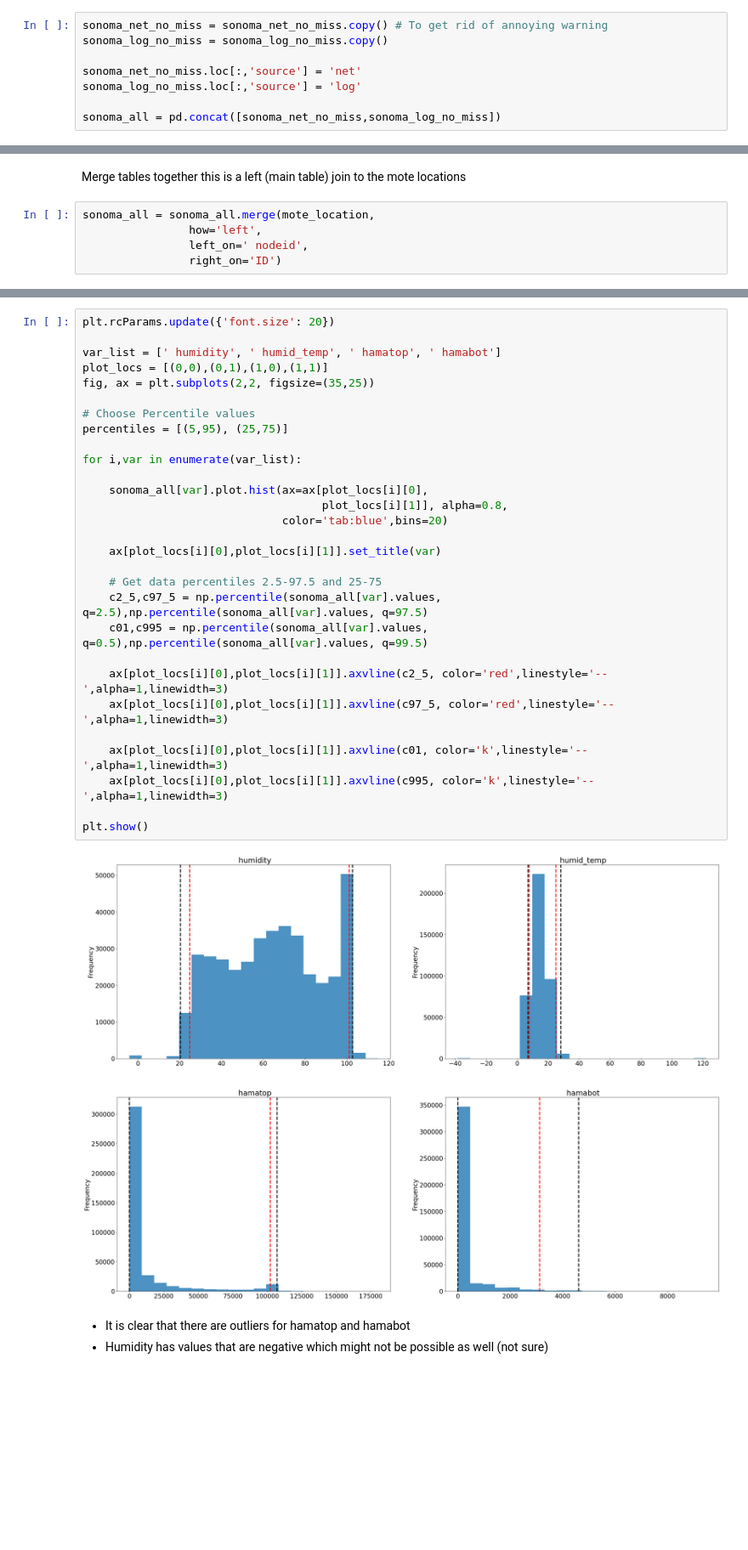
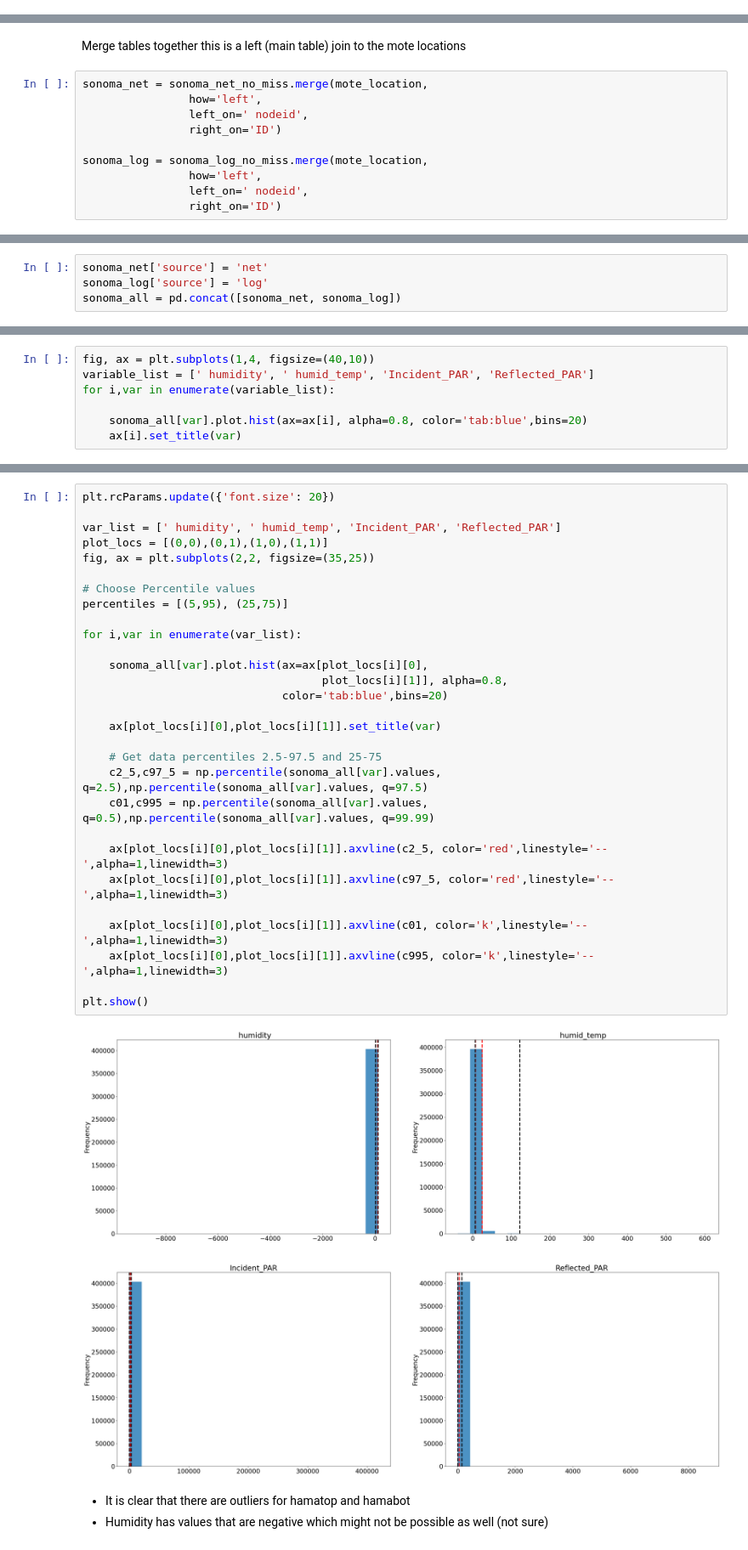
Before and after one commit to WHITSNAK/sta521_proj1, a Jupyter notebook: Data Cleaning Tzehong.ipynb, the cells around one changed output, grey strips where cells are left out. Shown at 85% size. Saved outputs shown, nothing was run; the diff lists cells and outputs as text; blank space fills up the shorter version.

```diff
--- a/Data Cleaning Tzehong.ipynb
+++ b/Data Cleaning Tzehong.ipynb
@@ -234,8 +271,0 @@ No. Log Data Full + no outliers:  292784
-# %%
-sonoma_net_no_miss = sonoma_net_no_miss.copy() # To get rid of annoying warning
-sonoma_log_no_miss = sonoma_log_no_miss.copy()
-
-sonoma_net_no_miss.loc[:,'source'] = 'net'
-sonoma_log_no_miss.loc[:,'source'] = 'log'
-
-sonoma_all = pd.concat([sonoma_net_no_miss,sonoma_log_no_miss])
@@ -285,8 +305,13 @@ True
 # %% [markdown]
 Merge tables together this is a left (main table) join  to the mote locations
 # %%
-sonoma_all = sonoma_all.merge(mote_location,
+sonoma_net = sonoma_net_no_miss.merge(mote_location,
                 how='left',
                 left_on=' nodeid',
                 right_on='ID')
+
+sonoma_log = sonoma_log_no_miss.merge(mote_location,
+                how='left',
+                left_on=' nodeid',
+                right_on='ID')
 # %% [markdown]
@@ -300,0 +321,4 @@ Index(['result_time', ' epoch', ' nodeid', ' parent', ' voltage', ' depth',
+# %%
+sonoma_net['source'] = 'net'
+sonoma_log['source'] = 'log'
+sonoma_all = pd.concat([sonoma_net, sonoma_log])
@@ -300,0 +331,7 @@ Index(['result_time', ' epoch', ' nodeid', ' parent', ' voltage', ' depth',
+# %%
+fig, ax = plt.subplots(1,4, figsize=(40,10))
+variable_list = [' humidity', ' humid_temp', 'Incident_PAR', 'Reflected_PAR']
+for i,var in enumerate(variable_list):
+
+    sonoma_all[var].plot.hist(ax=ax[i], alpha=0.8, color='tab:blue',bins=20)
+    ax[i].set_title(var)
@@ -301,34 +340,34 @@ Index(['result_time', ' epoch', ' nodeid', ' parent', ' voltage', ' depth',
 # %%
 plt.rcParams.update({'font.size': 20})
 
-var_list = [' humidity', ' humid_temp', ' hamatop', ' hamabot']
+var_list = [' humidity', ' humid_temp', 'Incident_PAR', 'Reflected_PAR']
 plot_locs = [(0,0),(0,1),(1,0),(1,1)]
 fig, ax = plt.subplots(2,2, figsize=(35,25))
 
 # Choose Percentile values
 percentiles = [(5,95), (25,75)]
 
 for i,var in enumerate(var_list):
 
     sonoma_all[var].plot.hist(ax=ax[plot_locs[i][0],
                                     plot_locs[i][1]], alpha=0.8,
                               color='tab:blue',bins=20)
 
     ax[plot_locs[i][0],plot_locs[i][1]].set_title(var)
 
     # Get data percentiles 2.5-97.5 and 25-75
     c2_5,c97_5 = np.percentile(sonoma_all[var].values, q=2.5),np.percentile(sonoma_all[var].values, q=97.5)
-    c01,c995 = np.percentile(sonoma_all[var].values, q=0.5),np.percentile(sonoma_all[var].values, q=99.5)
+    c01,c995 = np.percentile(sonoma_all[var].values, q=0.5),np.percentile(sonoma_all[var].values, q=99.99)
 
     ax[plot_locs[i][0],plot_locs[i][1]].axvline(c2_5, color='red',linestyle='--',alpha=1,linewidth=3)
     ax[plot_locs[i][0],plot_locs[i][1]].axvline(c97_5, color='red',linestyle='--',alpha=1,linewidth=3)
 
     ax[plot_locs[i][0],plot_locs[i][1]].axvline(c01, color='k',linestyle='--',alpha=1,linewidth=3)
     ax[plot_locs[i][0],plot_locs[i][1]].axvline(c995, color='k',linestyle='--',alpha=1,linewidth=3)
 
 plt.show()
 # %% [output]
-[figure, old version]
+[figure, new version]
 # %% [markdown]
 - It is clear that there are outliers for hamatop and hamabot
 - Humidity has values that are negative which might not be possible as well (not sure)
```
Also changed, not shown: parts of 77 cells of this notebook, 2 other files.
